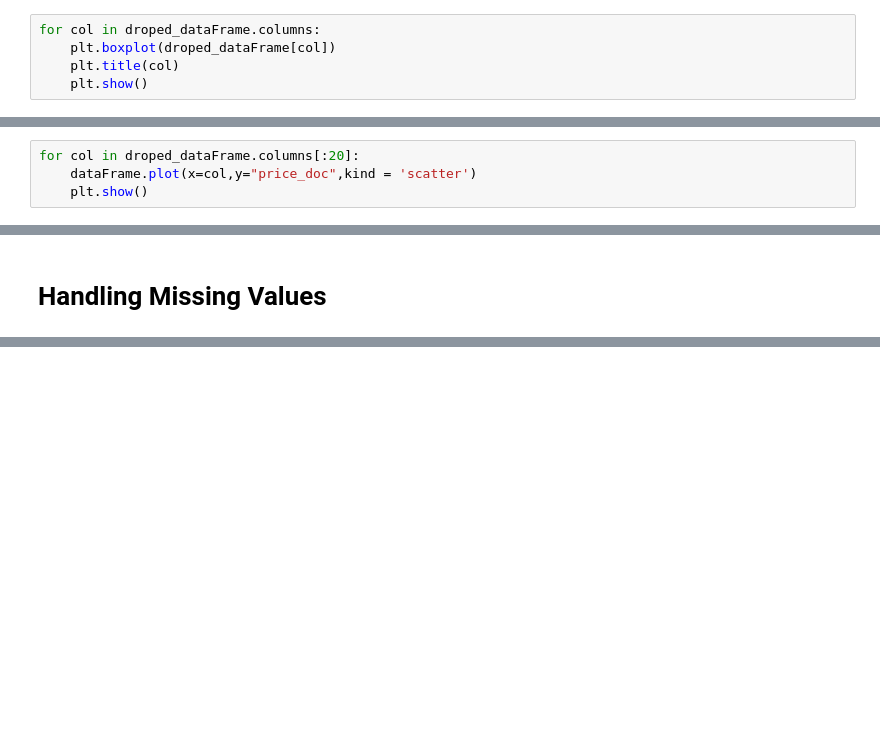
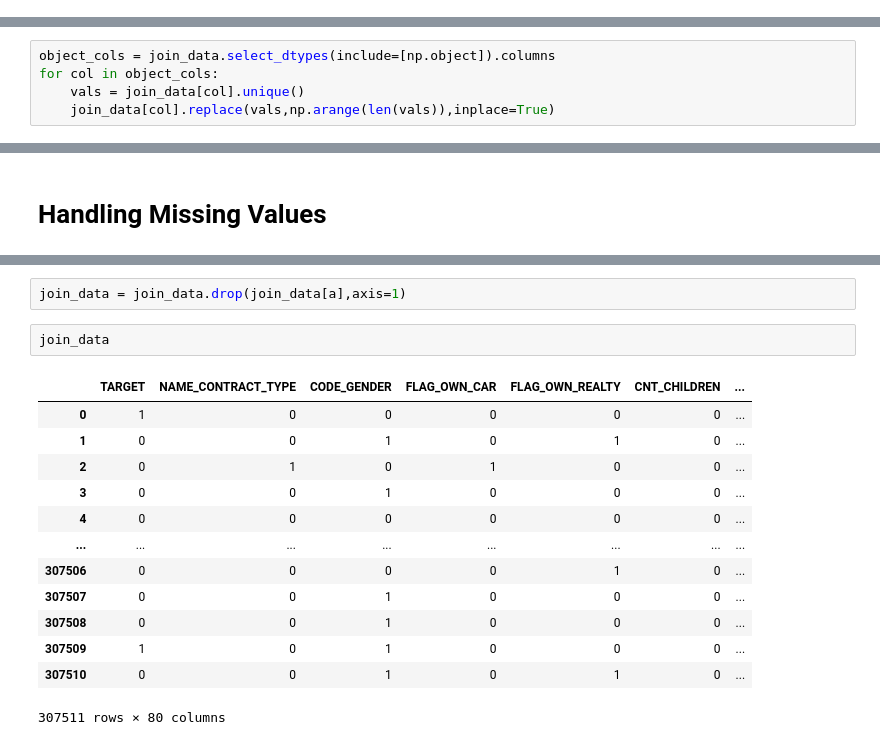
Before and after one commit to KRAN22/Machine-Learnling, a Jupyter notebook: Untitled.ipynb, the cells around one changed output, grey strips where cells are left out. Saved outputs shown, nothing was run; the diff lists cells and outputs as text; blank space fills up the shorter version.

```diff
--- a/Untitled.ipynb
+++ b/Untitled.ipynb
@@ -218,5 +98,0 @@ for col in droped_dataFrame.columns:
-# %%
-for col in droped_dataFrame.columns:
-    plt.boxplot(droped_dataFrame[col])
-    plt.title(col)
-    plt.show()
@@ -241,4 +98,0 @@ for col in droped_dataFrame.columns:
-# %%
-for col in droped_dataFrame.columns[:20]:
-    dataFrame.plot(x=col,y="price_doc",kind = 'scatter')
-    plt.show()
@@ -309,0 +99,5 @@ plt.show()
+# %%
+object_cols = join_data.select_dtypes(include=[np.object]).columns
+for col in object_cols:
+    vals = join_data[col].unique()
+    join_data[col].replace(vals,np.arange(len(vals)),inplace=True)
@@ -373,0 +178,18 @@ See the caveats in the documentation: https://pandas.pydata.org/pandas-docs/stab
+# %%
+join_data = join_data.drop(join_data[a],axis=1)
+# %%
+join_data
+# %% [output]
+|  | TARGET | NAME_CONTRACT_TYPE | CODE_GENDER | FLAG_OWN_CAR | FLAG_OWN_REALTY | CNT_CHILDREN | ... |
+| 0 | 1 | 0 | 0 | 0 | 0 | 0 | ... |
+| 1 | 0 | 0 | 1 | 0 | 1 | 0 | ... |
+| 2 | 0 | 1 | 0 | 1 | 0 | 0 | ... |
+| 3 | 0 | 0 | 1 | 0 | 0 | 0 | ... |
+| 4 | 0 | 0 | 0 | 0 | 0 | 0 | ... |
+| ... | ... | ... | ... | ... | ... | ... | ... |
+| 307506 | 0 | 0 | 0 | 0 | 1 | 0 | ... |
+| 307507 | 0 | 0 | 1 | 0 | 0 | 0 | ... |
+| 307508 | 0 | 0 | 1 | 0 | 0 | 0 | ... |
+| 307509 | 1 | 0 | 1 | 0 | 0 | 0 | ... |
+| 307510 | 0 | 0 | 1 | 0 | 1 | 0 | ... |
+307511 rows × 80 columns
```
Also changed, not shown: parts of 82 cells of this notebook, 16 other files.
